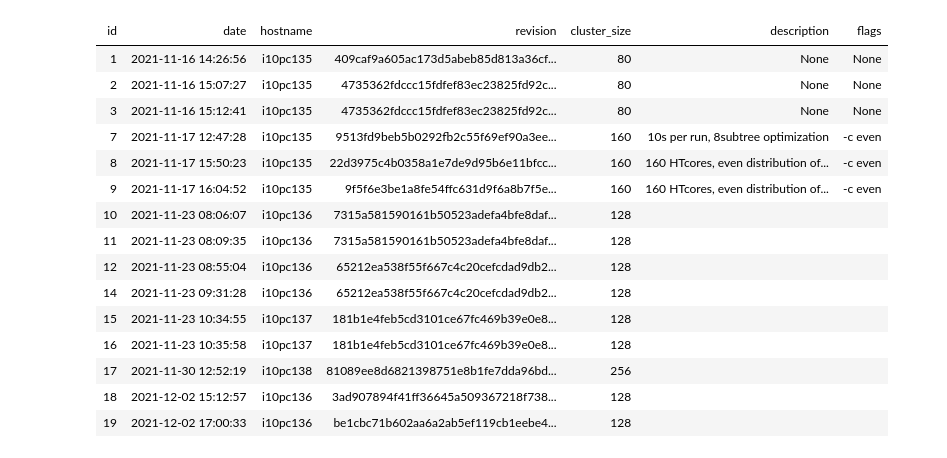
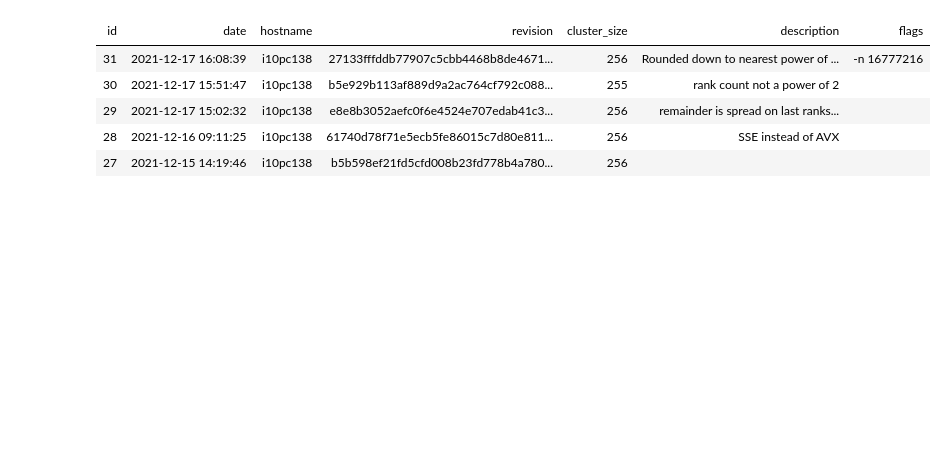
Before and after one commit to stelzch/allreduce, a Jupyter notebook: benchmarks/visualize.ipynb, the cells around one changed output. Saved outputs shown, nothing was run; the diff lists cells and outputs as text; code cells hidden in the pictures; blank space fills up the shorter version.

```diff
--- a/benchmarks/visualize.ipynb
+++ b/benchmarks/visualize.ipynb
@@ -1,41 +1,31 @@
 # %%
 import sqlite3
 from IPython.display import HTML, display
 
 db = 'file:results.db?mode=ro'
 con = sqlite3.connect(db, uri=True)
 
 cur = con.cursor()
-cur.execute('SELECT * FROM runs')
+cur.execute('SELECT * FROM runs ORDER BY date DESC LIMIT 5')
 
 def display_result(cur, data=cur.fetchall()):
     html = "<table>"
     headers = list(map(lambda x: x[0], cur.description))
 
     html += "<thead><tr>" + "".join(["<td>" + h + "</td>" for h in headers]) + "</tr></thead>"
     for row in data:
         html += "<tr>"
         for field in row:
             html += "<td>%s</td>"%(field)
         html += "</tr>"
     html += "</table>"
     display(HTML(html))
 display_result(cur)
 # %% [output]
 | id | date | hostname | revision | cluster_size | description | flags |
-| 1 | 2021-11-16 14:26:56 | i10pc135 | 409caf9a605ac173d5abeb85d813a36cf... | 80 | None | None |
-| 2 | 2021-11-16 15:07:27 | i10pc135 | 4735362fdccc15fdfef83ec23825fd92c... | 80 | None | None |
-| 3 | 2021-11-16 15:12:41 | i10pc135 | 4735362fdccc15fdfef83ec23825fd92c... | 80 | None | None |
-| 7 | 2021-11-17 12:47:28 | i10pc135 | 9513fd9beb5b0292fb2c55f69ef90a3ee... | 160 | 10s per run, 8subtree optimization | -c even |
-| 8 | 2021-11-17 15:50:23 | i10pc135 | 22d3975c4b0358a1e7de9d95b6e11bfcc... | 160 | 160 HTcores, even distribution of... | -c even |
-| 9 | 2021-11-17 16:04:52 | i10pc135 | 9f5f6e3be1a8fe54ffc631d9f6a8b7f5e... | 160 | 160 HTcores, even distribution of... | -c even |
-| 10 | 2021-11-23 08:06:07 | i10pc136 | 7315a581590161b50523adefa4bfe8daf... | 128 |  |  |
-| 11 | 2021-11-23 08:09:35 | i10pc136 | 7315a581590161b50523adefa4bfe8daf... | 128 |  |  |
-| 12 | 2021-11-23 08:55:04 | i10pc136 | 65212ea538f55f667c4c20cefcdad9db2... | 128 |  |  |
-| 14 | 2021-11-23 09:31:28 | i10pc136 | 65212ea538f55f667c4c20cefcdad9db2... | 128 |  |  |
-| 15 | 2021-11-23 10:34:55 | i10pc137 | 181b1e4feb5cd3101ce67fc469b39e0e8... | 128 |  |  |
-| 16 | 2021-11-23 10:35:58 | i10pc137 | 181b1e4feb5cd3101ce67fc469b39e0e8... | 128 |  |  |
-| 17 | 2021-11-30 12:52:19 | i10pc138 | 81089ee8d6821398751e8b1fe7dda96bd... | 256 |  |  |
-| 18 | 2021-12-02 15:12:57 | i10pc136 | 3ad907894f41ff36645a509367218f738... | 128 |  |  |
-| 19 | 2021-12-02 17:00:33 | i10pc136 | be1cbc71b602aa6a2ab5ef119cb1eebe4... | 128 |  |  |
+| 31 | 2021-12-17 16:08:39 | i10pc138 | 27133fffddb77907c5cbb4468b8de4671... | 256 | Rounded down to nearest power of ... | -n 16777216 |
+| 30 | 2021-12-17 15:51:47 | i10pc138 | b5e929b113af889d9a2ac764cf792c088... | 255 | rank count not a power of 2 |  |
+| 29 | 2021-12-17 15:02:32 | i10pc138 | e8e8b3052aefc0f6e4524e707edab41c3... | 256 | remainder is spread on last ranks... |  |
+| 28 | 2021-12-16 09:11:25 | i10pc138 | 61740d78f71e5ecb5fe86015c7d80e811... | 256 | SSE instead of AVX |  |
+| 27 | 2021-12-15 14:19:46 | i10pc138 | b5b598ef21fd5cfd008b23fd778b4a780... | 256 |  |  |
 # %%
```
Also changed, not shown: parts of 6 cells of this notebook, 2 other files.
